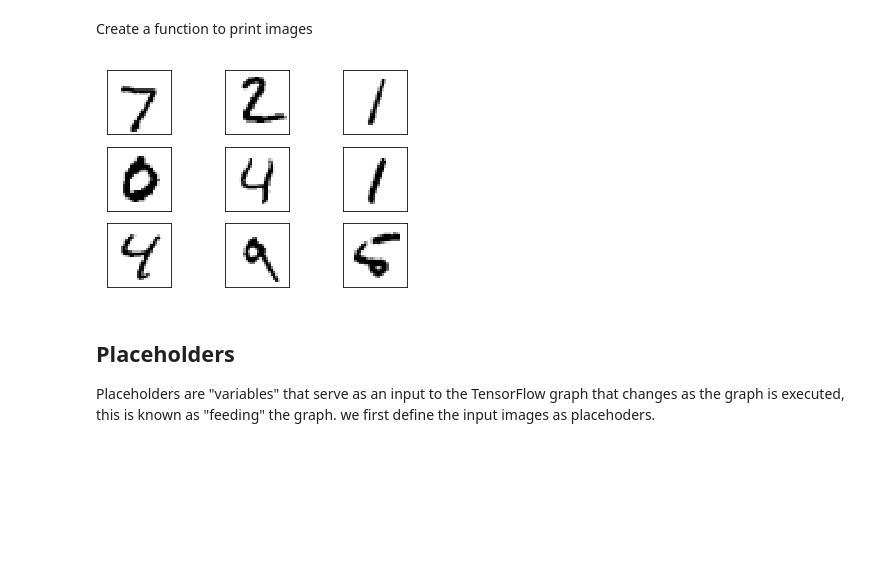
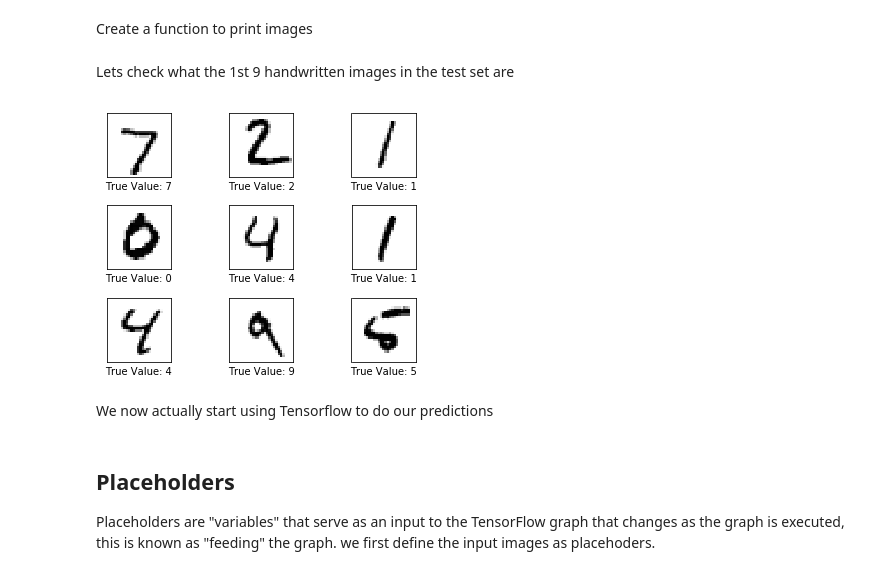
Before and after one commit to IrwingD/Deep_Learning, a Jupyter notebook: MINIST simple linear model - Softmax.ipynb, the cells around one changed output. Saved outputs shown, nothing was run; the diff lists cells and outputs as text; code cells hidden in the pictures; blank space fills up the shorter version.

```diff
--- a/MINIST simple linear model - Softmax.ipynb
+++ b/MINIST simple linear model - Softmax.ipynb
@@ -49,3 +50,6 @@ for eg:
 data.train.labels[1,:]
 # %% [output]
 array([ 0.,  0.,  0.,  1.,  0.,  0.,  0.,  0.,  0.,  0.])
+# %%
+#create a variable to hold the lables of the "true values from the test dataset
+tru_val=np.array([label.argmax() for label in data.test.labels])
@@ -67,24 +75,30 @@ plt.imshow(data.train.images[1].reshape(28,28),cmap='binary')
 
 Create a function to print images
 # %%
-def draw_imgs(imgs,predicted=None):
+def draw_imgs(imgs,predicted=None,tru_val=None):
     fig, axes = plt.subplots(3, 3)
-
     for i,ax in enumerate(axes.flat):
         ax.imshow(imgs[i].reshape(28,28), cmap='binary')
         ax.set_xticks([])
         ax.set_yticks([])
 
         if predicted is None:
-            xlabel=' '
+            xlabel = "True Value: {0}".format(tru_val[i])
         else:
-            xlabel = "Predicted: ", predicted[i]
+            xlabel = "True Value: {0}, \n Predicted: {1}".format(tru_val[i], predicted[i])
 
         ax.set_xlabel(xlabel)
+        plt.tight_layout()
+# %% [markdown]
+Lets check what the 1st 9 handwritten images in the test set are
 # %%
-draw_imgs(data.test.images[0:9])
+draw_imgs(data.test.images[0:9],tru_val=tru_val)
 # %% [output]
-[figure, old version]
+[figure, new version]
+# %% [markdown]
+
+
+We now actually start using Tensorflow to do our predictions
 # %% [markdown]
 ## Placeholders
 
```
Also changed, not shown: parts of 14 cells of this notebook.
